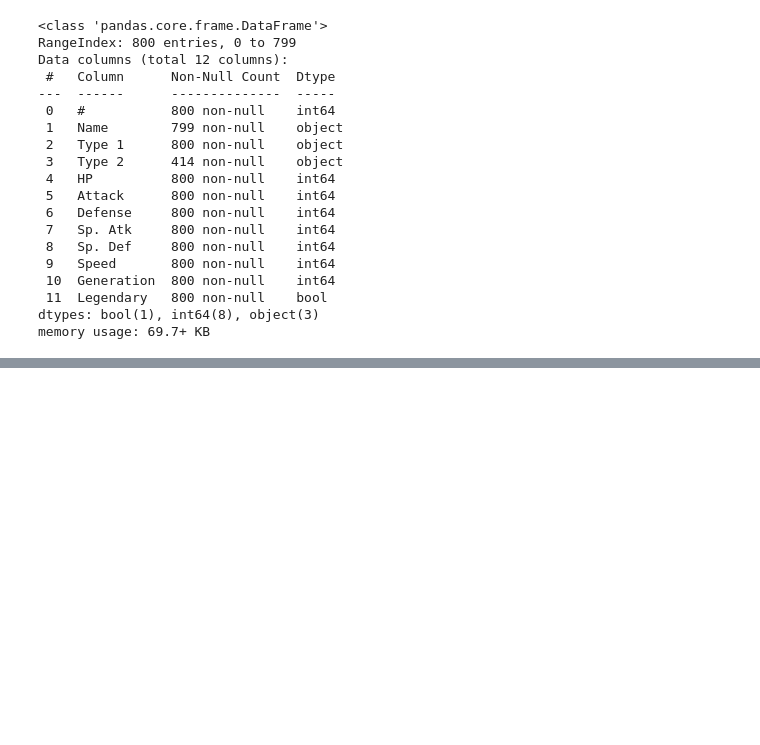
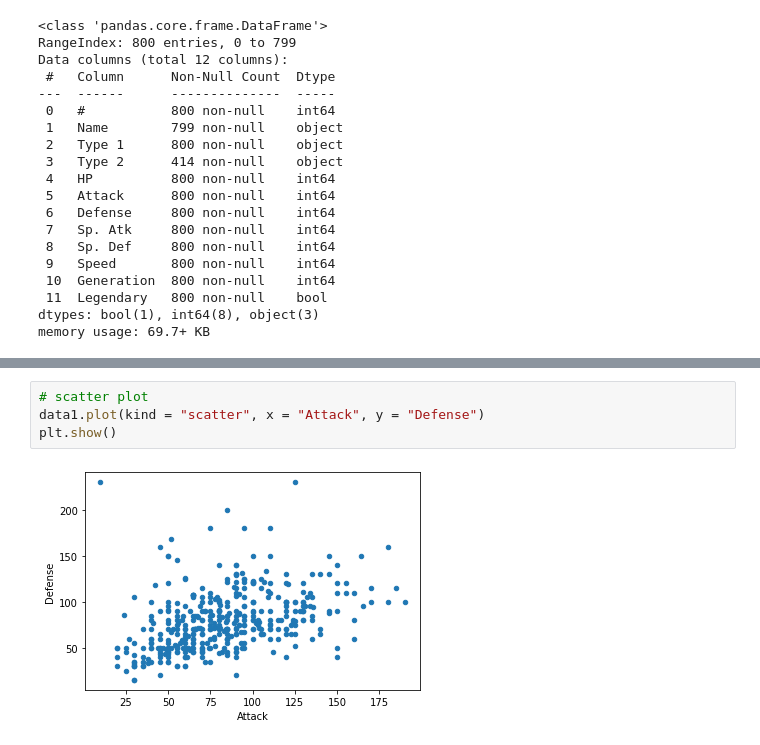
Before and after one commit to emrecavdar/data-science, a Jupyter notebook: data-science-tutorial.ipynb, the cells around one changed output, grey strips where cells are left out. Drawn from its saved outputs; the diff is of its cells as text; blank space fills up the shorter version.

```diff
--- a/data-science-tutorial.ipynb
+++ b/data-science-tutorial.ipynb
@@ -555,0 +901,6 @@ memory usage: 69.7+ KB
+# %%
+# scatter plot
+data1.plot(kind = "scatter", x = "Attack", y = "Defense")
+plt.show()
+# %% [output]
+[figure, added]
```
Also changed, not shown: parts of 47 cells of this notebook.
